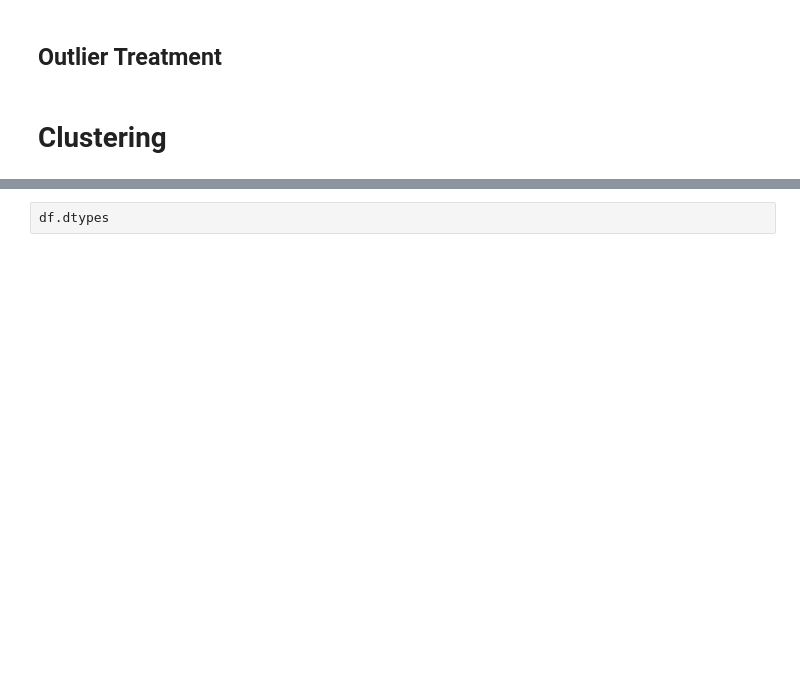
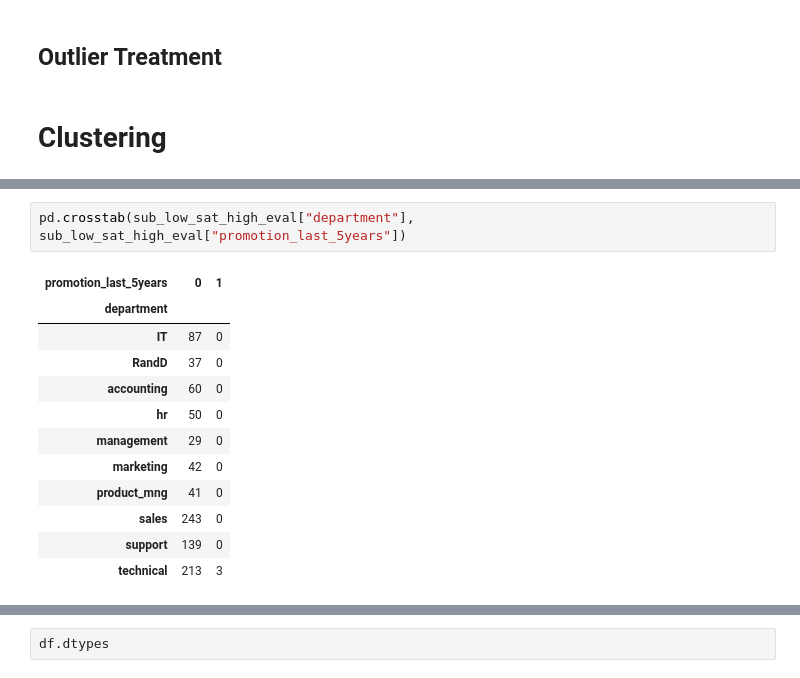
Before and after one commit to kitsbits/aiml, a Jupyter notebook: ml-core/project/ml_project.ipynb, the cells around one changed output, grey strips where cells are left out. Cells and saved outputs as stored; diff of their text form; blank space fills up the shorter version.

```diff
--- a/ml-core/project/ml_project.ipynb
+++ b/ml-core/project/ml_project.ipynb
@@ -235,0 +261,15 @@ While there is dense clustering there are also some outliers that make the clust
+# %%
+pd.crosstab(sub_low_sat_high_eval["department"], sub_low_sat_high_eval["promotion_last_5years"])
+# %% [output]
+| promotion_last_5years | 0 | 1 |
+| department |  |  |
+| IT | 87 | 0 |
+| RandD | 37 | 0 |
+| accounting | 60 | 0 |
+| hr | 50 | 0 |
+| management | 29 | 0 |
+| marketing | 42 | 0 |
+| product_mng | 41 | 0 |
+| sales | 243 | 0 |
+| support | 139 | 0 |
+| technical | 213 | 3 |
```
Also changed, not shown: parts of 14 cells of this notebook.
